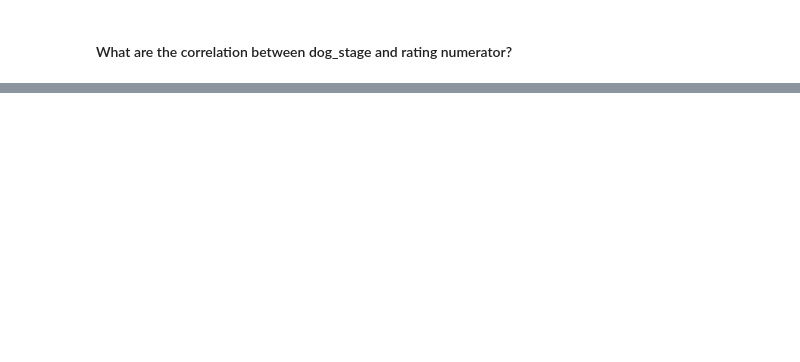
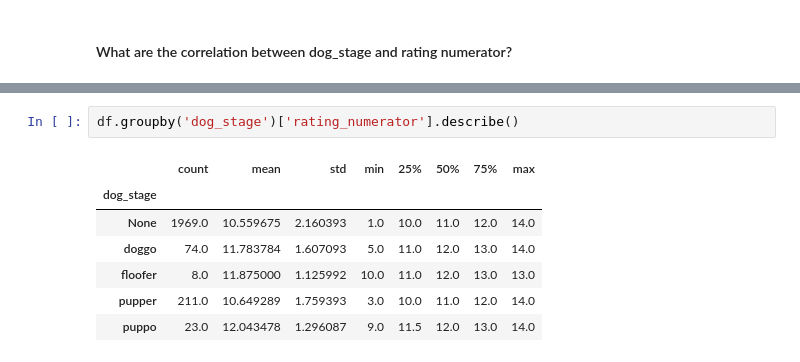
Before and after one commit to ponggolin/Wrangle-and-Analyze-Data, a Jupyter notebook: wrangle_act.ipynb, the cells around one changed output, grey strips where cells are left out. Drawn from its saved outputs; the diff is of its cells as text; blank space fills up the shorter version.

```diff
--- a/wrangle_act.ipynb
+++ b/wrangle_act.ipynb
@@ -673,0 +723,10 @@ Result: pupper generally has a lower average rating; puppo generally has a highe
+# %%
+df.groupby('dog_stage')['rating_numerator'].describe()
+# %% [output]
+|  | count | mean | std | min | 25% | 50% | 75% | max |
+| dog_stage |  |  |  |  |  |  |  |  |
+| None | 1969.0 | 10.559675 | 2.160393 | 1.0 | 10.0 | 11.0 | 12.0 | 14.0 |
+| doggo | 74.0 | 11.783784 | 1.607093 | 5.0 | 11.0 | 12.0 | 13.0 | 14.0 |
+| floofer | 8.0 | 11.875000 | 1.125992 | 10.0 | 11.0 | 12.0 | 13.0 | 13.0 |
+| pupper | 211.0 | 10.649289 | 1.759393 | 3.0 | 10.0 | 11.0 | 12.0 | 14.0 |
+| puppo | 23.0 | 12.043478 | 1.296087 | 9.0 | 11.5 | 12.0 | 13.0 | 14.0 |
```
Also changed, not shown: parts of 15 cells of this notebook.
